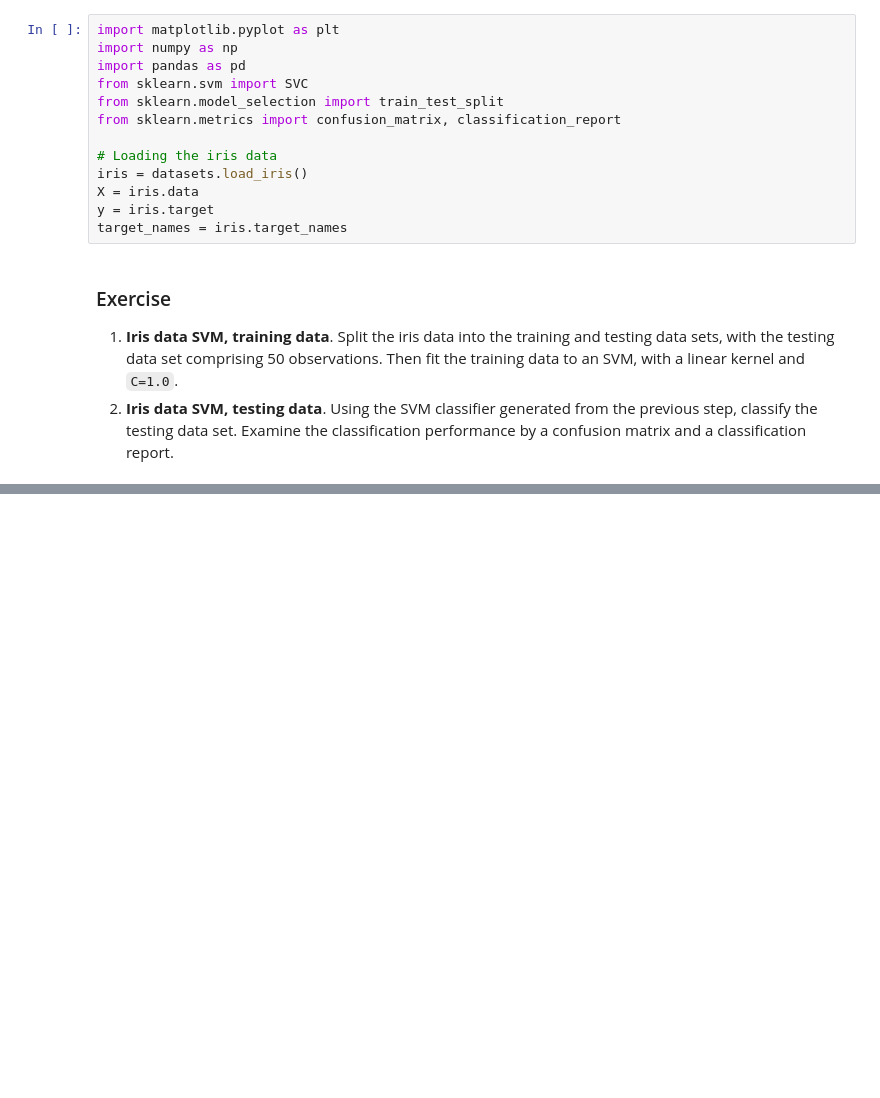
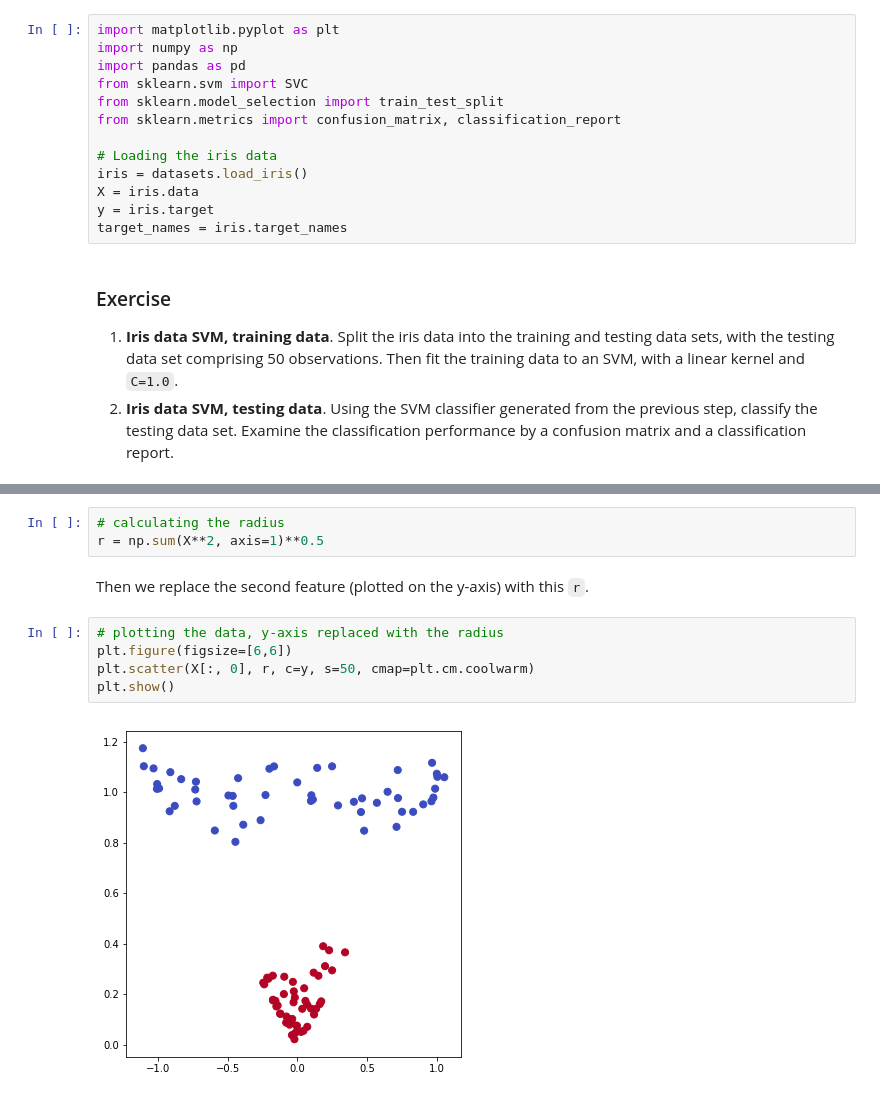
Before and after one commit to sathayas/JupyterAnalyticsSpring2018, a Jupyter notebook: SVM.ipynb, the cells around one changed output, grey strips where cells are left out. Cells and saved outputs as stored; diff of their text form; blank space fills up the shorter version.

```diff
--- a/SVM.ipynb
+++ b/SVM.ipynb
@@ -539,0 +605,12 @@ target_names = iris.target_names
+# %%
+# calculating the radius
+r = np.sum(X**2, axis=1)**0.5
+# %% [markdown]
+Then we replace the second feature (plotted on the y-axis) with this `r`.
+# %%
+# plotting the data, y-axis replaced with the radius
+plt.figure(figsize=[6,6])
+plt.scatter(X[:, 0], r, c=y, s=50, cmap=plt.cm.coolwarm)
+plt.show()
+# %% [output]
+[figure, added]
```
Also changed, not shown: parts of 32 cells of this notebook.
